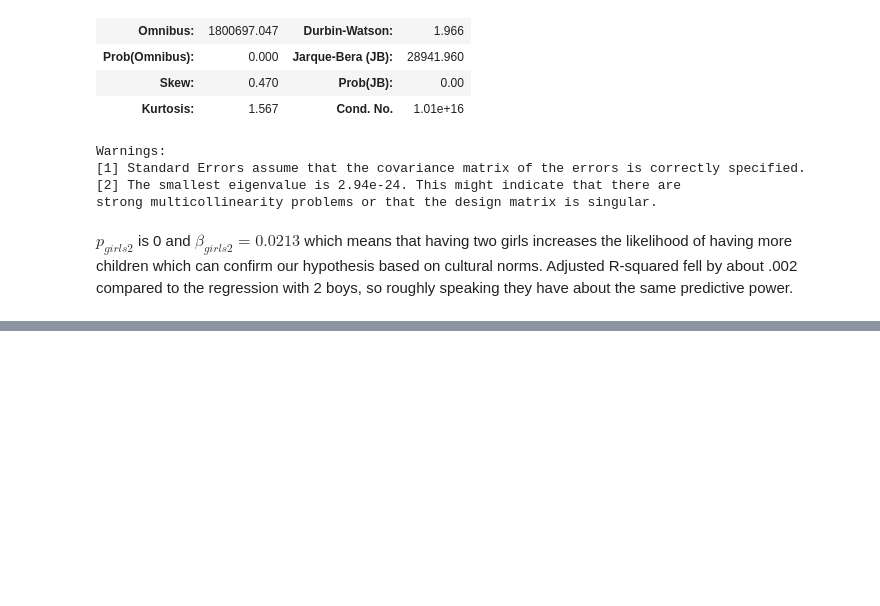
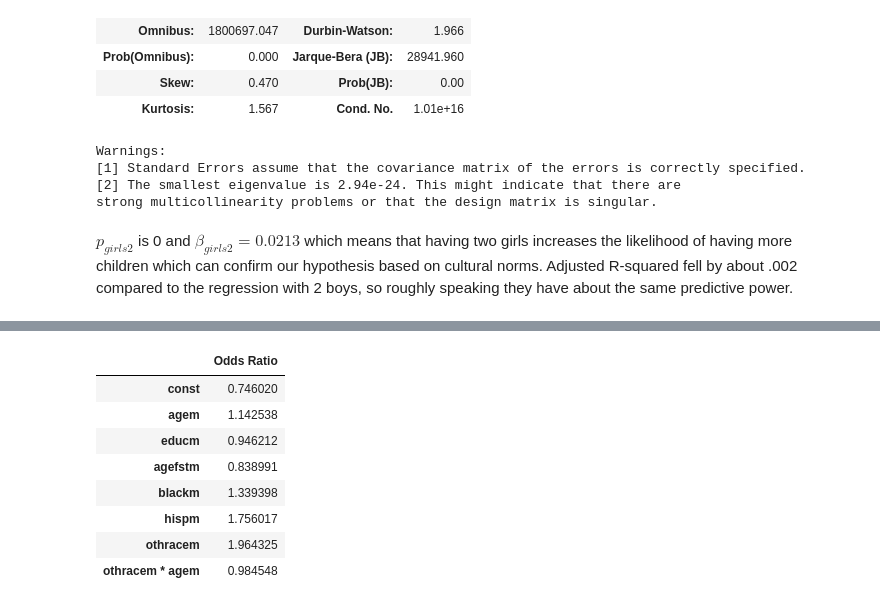
Before and after one commit to WinsonTruong/3rdson, a Jupyter notebook: finding_controls.ipynb, the cells around one changed output, grey strips where cells are left out. Drawn from its saved outputs; the diff is of its cells as text; code cells hidden in the pictures; blank space fills up the shorter version.

```diff
--- a/P1_NB_2 .ipynb
+++ b/finding_controls.ipynb
@@ -297,0 +363,13 @@ $p_{girls2}$ is 0 and $\beta_{girls2} = 0.0213$ which means that having two girl
+# %%
+odds_ratio2 = pd.DataFrame(np.exp(logit_interaction.params), columns = ['Odds Ratio'])
+odds_ratio2
+# %% [output]
+|  | Odds Ratio |
+| const | 0.746020 |
+| agem | 1.142538 |
+| educm | 0.946212 |
+| agefstm | 0.838991 |
+| blackm | 1.339398 |
+| hispm | 1.756017 |
+| othracem | 1.964325 |
+| othracem * agem | 0.984548 |
```
Also changed, not shown: parts of 18 cells of this notebook.
